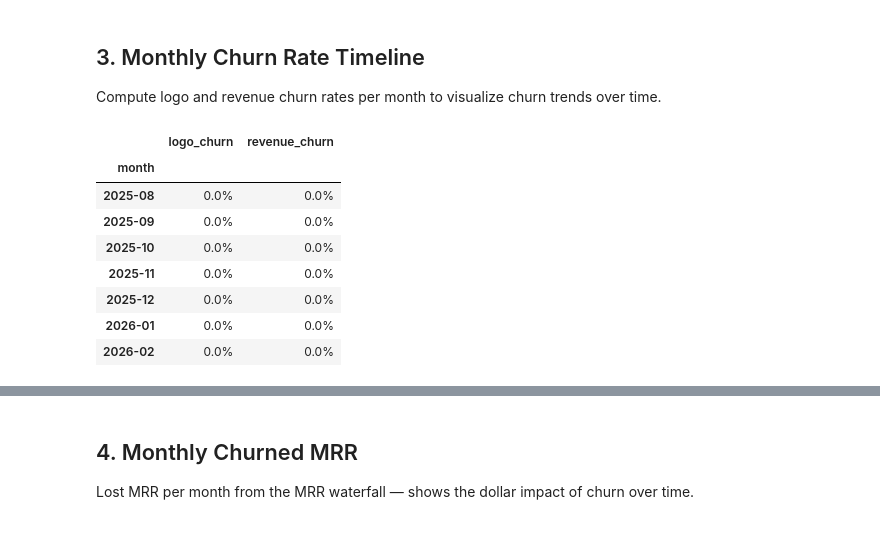
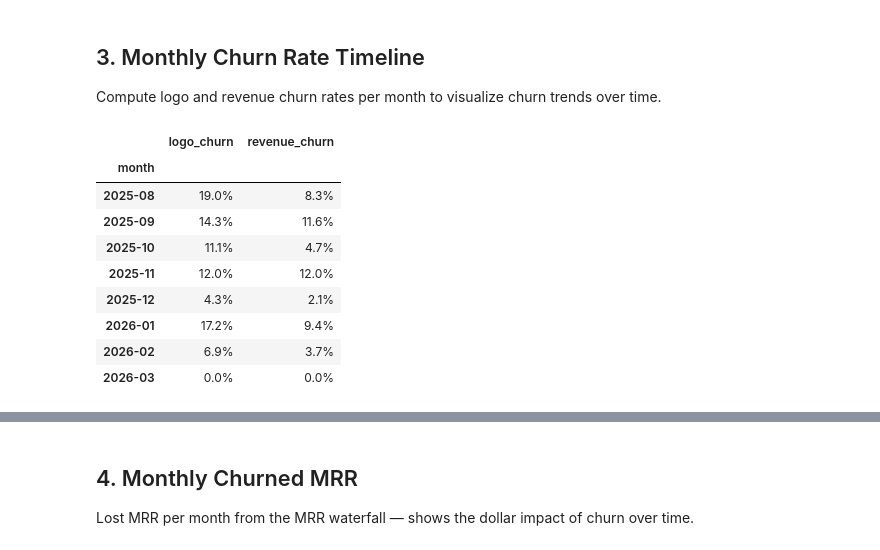
Before and after one commit to ondraz/subscriptions, a Jupyter notebook: docs/notebooks/02_churn.ipynb, the cells around one changed output, grey strips where cells are left out. Saved outputs shown, nothing was run; the diff lists cells and outputs as text; code cells hidden in the pictures.

```diff
--- a/docs/notebooks/02_churn.ipynb
+++ b/docs/notebooks/02_churn.ipynb
@@ -30,8 +30,8 @@ from tidemill.reports.client import TidemillClient
 
 reports.setup()
 
-START, END = "2025-08-01", "2026-03-31"
-CHURN_START = "2025-08-01"
+START, END = "2025-07-08", "2026-04-30"
+CHURN_START, CHURN_END = "2025-11-01", "2025-11-30"
 tm = TidemillClient()
 # %% [markdown]
 ## 1. Customer churn sets
@@ -114,18 +117,19 @@ Revenue churn: 0.0% = $0.00 / $908.33
 
 Compute logo and revenue churn rates per month to visualize churn trends over time.
 # %%
-churn_df = reports.churn.timeline(tm, CHURN_START, END)
+churn_df = reports.churn.timeline(tm, START, END)
 reports.churn.style_timeline(churn_df)
 # %% [output]
 |  | logo_churn | revenue_churn |
 | month |  |  |
-| 2025-08 | 0.0% | 0.0% |
-| 2025-09 | 0.0% | 0.0% |
-| 2025-10 | 0.0% | 0.0% |
-| 2025-11 | 0.0% | 0.0% |
-| 2025-12 | 0.0% | 0.0% |
-| 2026-01 | 0.0% | 0.0% |
-| 2026-02 | 0.0% | 0.0% |
+| 2025-08 | 19.0% | 8.3% |
+| 2025-09 | 14.3% | 11.6% |
+| 2025-10 | 11.1% | 4.7% |
+| 2025-11 | 12.0% | 12.0% |
+| 2025-12 | 4.3% | 2.1% |
+| 2026-01 | 17.2% | 9.4% |
+| 2026-02 | 6.9% | 3.7% |
+| 2026-03 | 0.0% | 0.0% |
 # %%
 reports.churn.plot_timeline(churn_df)
 # %% [output]
```
Also changed, not shown: parts of 4 cells of this notebook, 3 other files.
